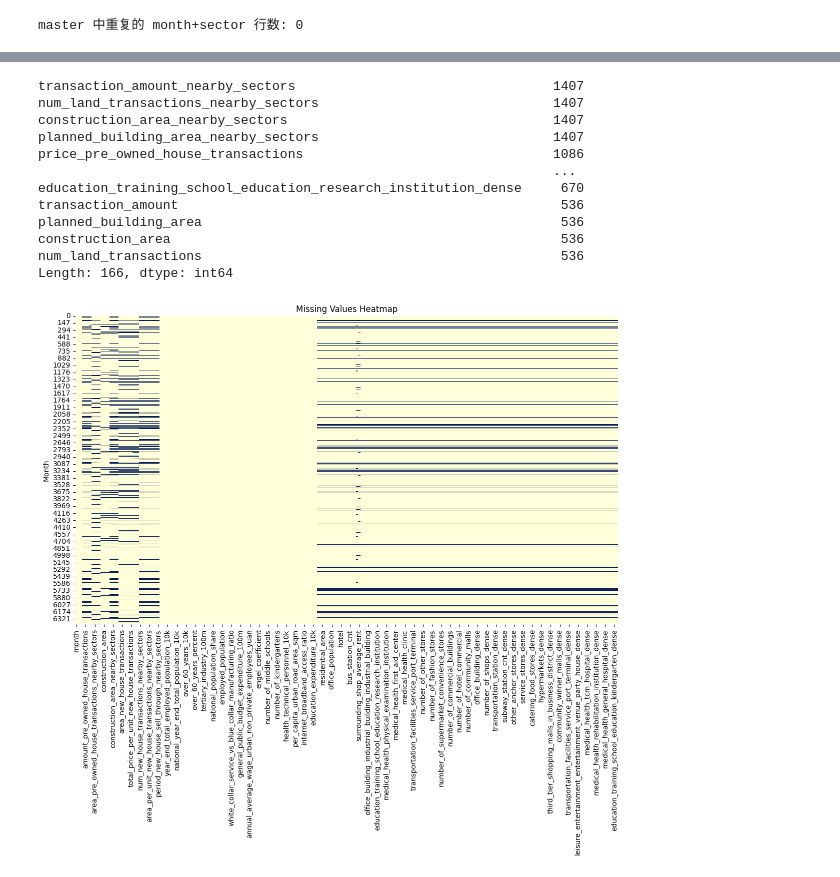
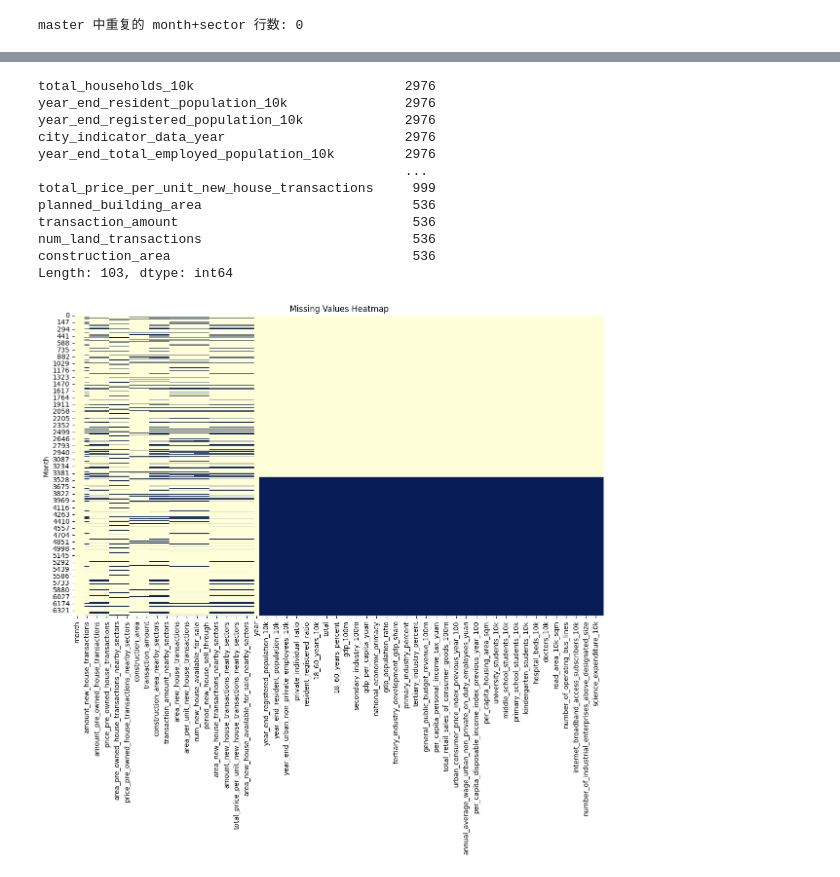
Before and after one commit to fonction-positive/HoML, a Jupyter notebook: RealEstateDemandPrediction/RealEstate.ipynb, the cells around one changed output, grey strips where cells are left out. Cells and saved outputs as stored; diff of their text form; code cells hidden in the pictures.

```diff
--- a/RealEstateDemandPrediction/RealEstate.ipynb
+++ b/RealEstateDemandPrediction/RealEstate.ipynb
@@ -250,4 +179,0 @@ search_index_month
-# %%
-# 合并搜索
-master = master.merge(search_index_month, on='month', how='left',suffixes=('', '_search'))
-master
@@ -268,3 +179,0 @@ master
-# %%
-# 合并POI
-master = master.merge(poi, on='sector', how='left',suffixes=('', '_poi'))
@@ -294,9 +200,9 @@ df.shape
 # %%
 # 删除重复行
-df = df.drop_duplicates()
+master = master.drop_duplicates()
 
 # 删除完全重复的列
-df = df.loc[:, ~df.T.duplicated()]
+master = master.loc[:, ~master.T.duplicated()]
 
-df.shape
+master.shape
 # %% [output]
@@ -304,12 +210,32 @@ df.shape
 # %%
 # 把 month 转成 datetime 类型（只保留年月）
-df['month'] = pd.to_datetime(df['month'], format='%Y-%b')
+master['month'] = pd.to_datetime(master['month'], format='%Y-%b')
 
 # 把 sector 提取数字并转为 int
-df['sector'] = df['sector'].str.extract(r'(\d+)').astype(int)
+master['sector'] = master['sector'].str.extract(r'(\d+)').astype(int)
 
 # 按 month 和 sector 排序
-df = df.sort_values(['month', 'sector']).reset_index(drop=True)
+master = master.sort_values(['month', 'sector']).reset_index(drop=True)
 
-df
+master
+
+# ===== master 添加 year 列，准备和 city_idx 合并 =====
+
+# 这里假设 master['month'] 是类似 "2014-Jan" 的字符串
+# 如果你的 month 列已经是 datetime，那就直接用 dt.year
+master['year'] = pd.to_datetime(master['month'], format='%Y-%b').dt.year
+
+# city_idx 也要有年份列，这里假设叫 'city_indicator_data_year'
+# 如果你的文件里叫别的名字，请改成对应的列名
+city_idx['city_indicator_data_year'] = city_idx['city_indicator_data_year'].astype(int)
+
+# 合并宏观指标到 master：一年的指标复制到该年的每个月
+master = master.merge(
+    city_idx,
+    left_on='year',
+    right_on='city_indicator_data_year',
+    how='left'
+)
+
+print("合并 city_idx 后 master 形状：", master.shape)
 # %% [output]
@@ -329,28 +243,28 @@ df
 # %%
-missing_counts = df.isna().sum()
+missing_counts = master.isna().sum()
 missing_counts = missing_counts[missing_counts > 0].sort_values(ascending=False)
 missing_counts
 # %% [output]
-transaction_amount_nearby_sectors                                 1407
-num_land_transactions_nearby_sectors                              1407
-construction_area_nearby_sectors                                  1407
-planned_building_area_nearby_sectors                              1407
-price_pre_owned_house_transactions                                1086
-                                                                  ...
-education_training_school_education_research_institution_dense     670
-transaction_amount                                                 536
-planned_building_area                                              536
-construction_area                                                  536
-num_land_transactions                                              536
-Length: 166, dtype: int64
+total_households_10k                           2976
+year_end_resident_population_10k               2976
+year_end_registered_population_10k             2976
+city_indicator_data_year                       2976
+year_end_total_employed_population_10k         2976
+                                               ...
+total_price_per_unit_new_house_transactions     999
+planned_building_area                           536
+transaction_amount                              536
+num_land_transactions                           536
+construction_area                               536
+Length: 103, dtype: int64
 # %%
 import seaborn as sns
 import matplotlib.pyplot as plt
 # 绘制缺失值热力图
 plt.figure(figsize=(14, 8))
-sns.heatmap(df.isna(), cbar=False, cmap="YlGnBu")
+sns.heatmap(master.isna(), cbar=False, cmap="YlGnBu")
 plt.ylabel("Month")
 plt.title("Missing Values Heatmap")
 plt.show()
 # %% [output]
-[figure, old version]
+[figure, new version]
```
Also changed, not shown: parts of 21 cells of this notebook, 1 other file.
